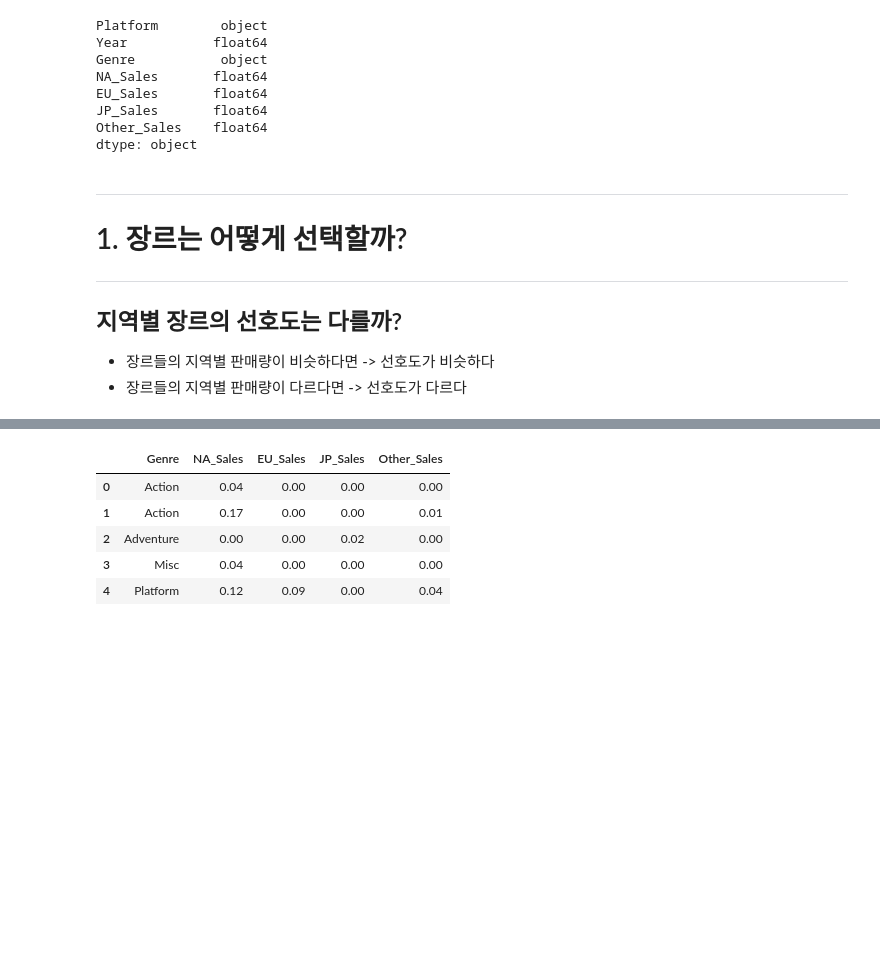
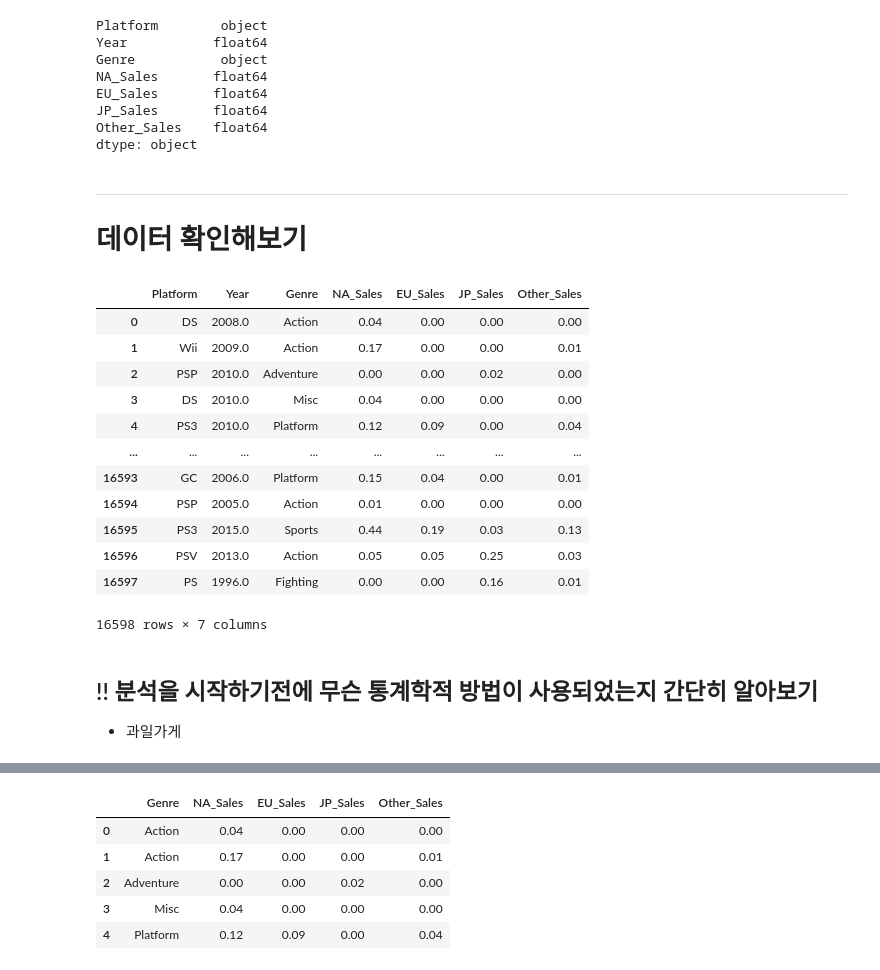
Before and after one commit to bong7233/AI_Project_1, a Jupyter notebook: AI_03_이상봉_Section1.ipynb, the cells around one changed output, grey strips where cells are left out. Cells and saved outputs as stored; diff of their text form; code cells hidden in the pictures; blank space fills up the shorter version.

```diff
--- a/AI_03_이상봉_Section1.ipynb
+++ b/AI_03_이상봉_Section1.ipynb
@@ -116,10 +123,25 @@ EU_Sales       float64
 JP_Sales       float64
 Other_Sales    float64
 dtype: object
-# %% [markdown]
----
-# 1. 장르는 어떻게 선택할까?
----
-## 지역별 장르의 선호도는 다를까?
-- 장르들의 지역별 판매량이 비슷하다면  ->  선호도가 비슷하다
-- 장르들의 지역별 판매량이 다르다면  ->  선호도가 다르다
+# %% [markdown]
+---
+# 데이터 확인해보기
+# %%
+df
+# %% [output]
+|  | Platform | Year | Genre | NA_Sales | EU_Sales | JP_Sales | Other_Sales |
+| 0 | DS | 2008.0 | Action | 0.04 | 0.00 | 0.00 | 0.00 |
+| 1 | Wii | 2009.0 | Action | 0.17 | 0.00 | 0.00 | 0.01 |
+| 2 | PSP | 2010.0 | Adventure | 0.00 | 0.00 | 0.02 | 0.00 |
+| 3 | DS | 2010.0 | Misc | 0.04 | 0.00 | 0.00 | 0.00 |
+| 4 | PS3 | 2010.0 | Platform | 0.12 | 0.09 | 0.00 | 0.04 |
+| ... | ... | ... | ... | ... | ... | ... | ... |
+| 16593 | GC | 2006.0 | Platform | 0.15 | 0.04 | 0.00 | 0.01 |
+| 16594 | PSP | 2005.0 | Action | 0.01 | 0.00 | 0.00 | 0.00 |
+| 16595 | PS3 | 2015.0 | Sports | 0.44 | 0.19 | 0.03 | 0.13 |
+| 16596 | PSV | 2013.0 | Action | 0.05 | 0.05 | 0.25 | 0.03 |
+| 16597 | PS | 1996.0 | Fighting | 0.00 | 0.00 | 0.16 | 0.01 |
+16598 rows × 7 columns
+# %% [markdown]
+## !! 분석을 시작하기전에 무슨 통계학적 방법이 사용되었는지 간단히 알아보기
+- 과일가게
```
Also changed, not shown: parts of 5 cells of this notebook.
